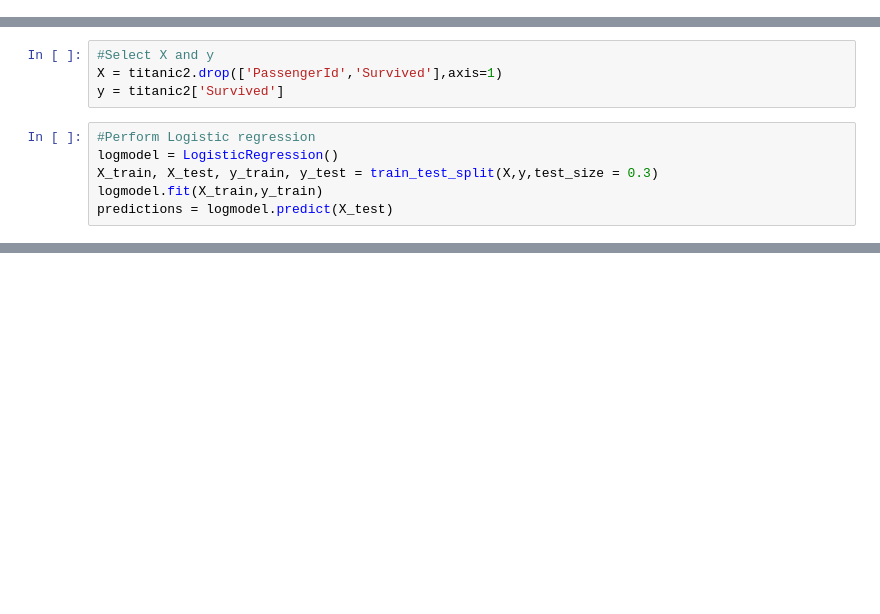
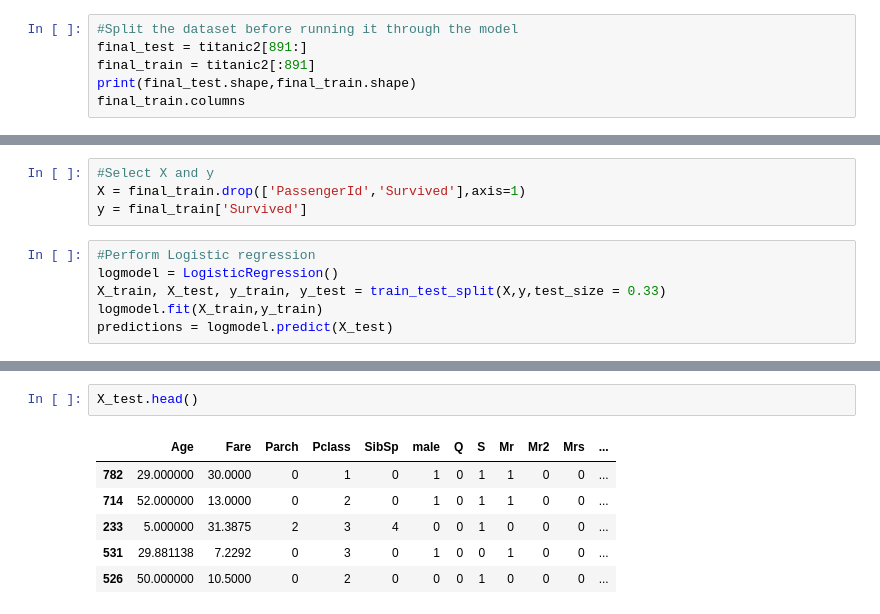
Before and after one commit to kaloyan-iliev/titanic, a Jupyter notebook: Titanic Kaggle Python 2.ipynb, the cells around one changed output, grey strips where cells are left out. Cells and saved outputs as stored; diff of their text form; blank space fills up the shorter version.

```diff
--- a/Titanic Kaggle Python 2.ipynb
+++ b/Titanic Kaggle Python 2.ipynb
@@ -61,0 +147,6 @@ titanic2['Fare'].fillna(titanic2['Fare'].mean(),inplace=True)
+# %%
+#Split the dataset before running it through the model
+final_test = titanic2[891:]
+final_train = titanic2[:891]
+print(final_test.shape,final_train.shape)
+final_train.columns
@@ -62,11 +158,11 @@ titanic2['Fare'].fillna(titanic2['Fare'].mean(),inplace=True)
 # %%
 #Select X and y
-X = titanic2.drop(['PassengerId','Survived'],axis=1)
-y = titanic2['Survived']
+X = final_train.drop(['PassengerId','Survived'],axis=1)
+y = final_train['Survived']
 # %%
 #Perform Logistic regression
 logmodel = LogisticRegression()
-X_train, X_test, y_train, y_test = train_test_split(X,y,test_size = 0.3)
+X_train, X_test, y_train, y_test = train_test_split(X,y,test_size = 0.33)
 logmodel.fit(X_train,y_train)
 predictions = logmodel.predict(X_test)
 # %%
@@ -88,0 +184,9 @@ logmodel.score(X_test,y_test)
+# %%
+X_test.head()
+# %% [output]
+|  | Age | Fare | Parch | Pclass | SibSp | male | Q | S | Mr | Mr2 | Mrs | ... |
+| 782 | 29.000000 | 30.0000 | 0 | 1 | 0 | 1 | 0 | 1 | 1 | 0 | 0 | ... |
+| 714 | 52.000000 | 13.0000 | 0 | 2 | 0 | 1 | 0 | 1 | 1 | 0 | 0 | ... |
+| 233 | 5.000000 | 31.3875 | 2 | 3 | 4 | 0 | 0 | 1 | 0 | 0 | 0 | ... |
+| 531 | 29.881138 | 7.2292 | 0 | 3 | 0 | 1 | 0 | 0 | 1 | 0 | 0 | ... |
+| 526 | 50.000000 | 10.5000 | 0 | 2 | 0 | 0 | 0 | 1 | 0 | 0 | 0 | ... |
```
Also changed, not shown: parts of 22 cells of this notebook.
